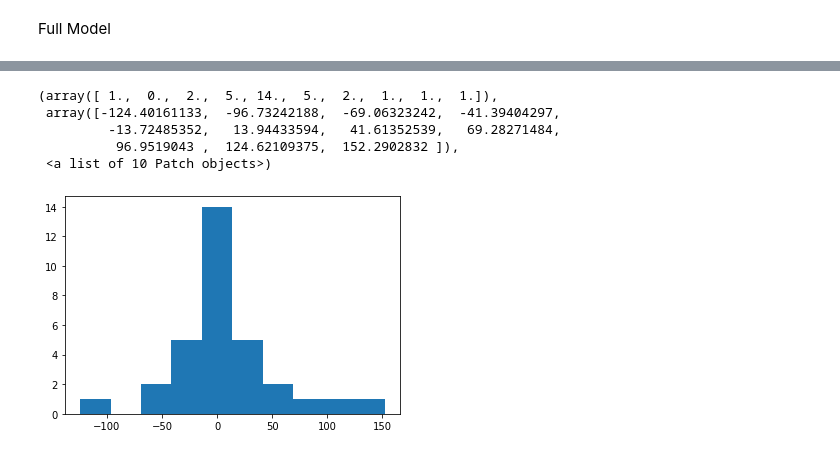
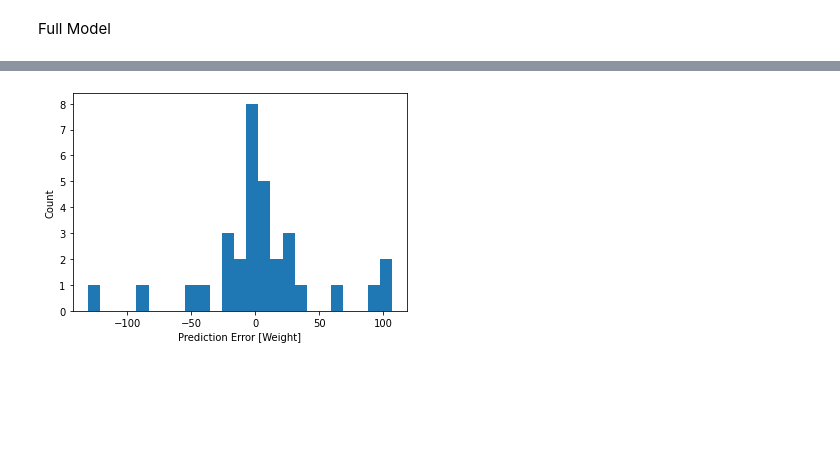
Before and after one commit to bhattronak1/ML-Tensorflow-project, a Jupyter notebook: Fish_Market_Linear_Regression.ipynb, the cells around one changed output, grey strips where cells are left out. Drawn from its saved outputs; the diff is of its cells as text; code cells hidden in the pictures; blank space fills up the shorter version.

```diff
--- a/Fish_Market_Linear_Regression.ipynb
+++ b/Fish_Market_Linear_Regression.ipynb
@@ -421,0 +376,11 @@ WARNING:tensorflow:6 out of the last 8 calls to <function Model.make_predict_fun
+# %%
+test_predictions= dnn_model.predict(test_dataset).flatten()
+
+a=plt.axes(aspect='equal')
+plt.scatter(test_label, test_predictions)
+plt.xlabel('True Values[Weight]')
+plt.ylabel('Predictions[Weight]')
+lims=100
+plt.xlim(lims)
+plt.ylim(lims)
+_=plt.plot(lims, lims)
@@ -422,10 +390,7 @@ WARNING:tensorflow:6 out of the last 8 calls to <function Model.make_predict_fun
 # %%
 error= test_predictions - test_label
-plt.hist(error)
+plt.hist(error, bins=25)
+plt.xlabel('Prediction Error [Weight]')
+_= plt.ylabel('Count')
 # %% [output]
-(array([ 1.,  0.,  2.,  5., 14.,  5.,  2.,  1.,  1.,  1.]),
- array([-124.40161133,  -96.73242188,  -69.06323242,  -41.39404297,
-         -13.72485352,   13.94433594,   41.61352539,   69.28271484,
-          96.9519043 ,  124.62109375,  152.2902832 ]),
- <a list of 10 Patch objects>)
-[figure, old version]
+[figure, new version]
```
Also changed, not shown: parts of 31 cells of this notebook.
